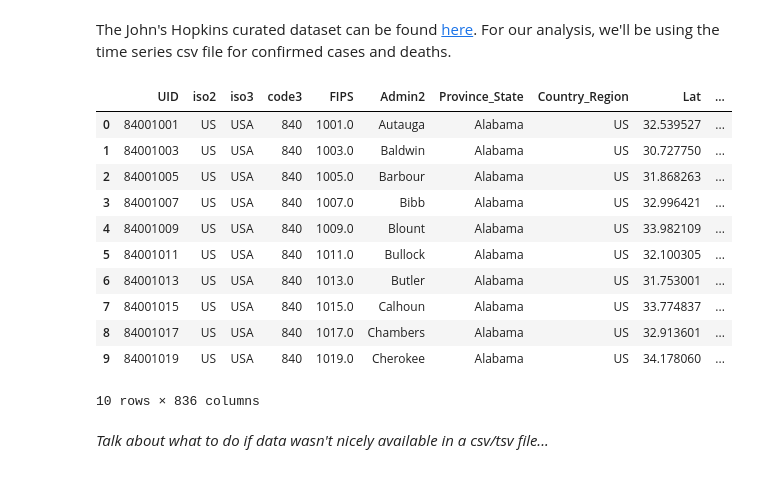
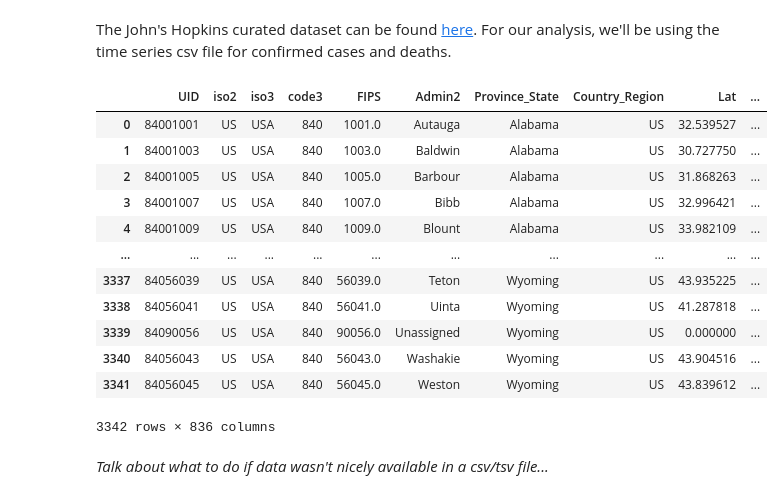
Before and after one commit to rwang0413/rwang4787.github.io, a Jupyter notebook: 320Final.ipynb, the cells around one changed output. Saved outputs shown, nothing was run; the diff lists cells and outputs as text; code cells hidden in the pictures.

```diff
--- a/320Final.ipynb
+++ b/320Final.ipynb
@@ -15,20 +15,23 @@ The John's Hopkins curated dataset can be found [here](https://github.com/CSSEGI
 # %%
 confirmed_US = pd.read_csv("datasets/time_series_covid19_confirmed_US.csv")
 deaths_US = pd.read_csv("datasets/time_series_covid19_deaths_US.csv")
 
-confirmed_US.head(10)
+
+
+confirmed_US
 # %% [output]
 |  | UID | iso2 | iso3 | code3 | FIPS | Admin2 | Province_State | Country_Region | Lat | ... |
 | 0 | 84001001 | US | USA | 840 | 1001.0 | Autauga | Alabama | US | 32.539527 | ... |
 | 1 | 84001003 | US | USA | 840 | 1003.0 | Baldwin | Alabama | US | 30.727750 | ... |
 | 2 | 84001005 | US | USA | 840 | 1005.0 | Barbour | Alabama | US | 31.868263 | ... |
 | 3 | 84001007 | US | USA | 840 | 1007.0 | Bibb | Alabama | US | 32.996421 | ... |
 | 4 | 84001009 | US | USA | 840 | 1009.0 | Blount | Alabama | US | 33.982109 | ... |
-| 5 | 84001011 | US | USA | 840 | 1011.0 | Bullock | Alabama | US | 32.100305 | ... |
-| 6 | 84001013 | US | USA | 840 | 1013.0 | Butler | Alabama | US | 31.753001 | ... |
-| 7 | 84001015 | US | USA | 840 | 1015.0 | Calhoun | Alabama | US | 33.774837 | ... |
-| 8 | 84001017 | US | USA | 840 | 1017.0 | Chambers | Alabama | US | 32.913601 | ... |
-| 9 | 84001019 | US | USA | 840 | 1019.0 | Cherokee | Alabama | US | 34.178060 | ... |
+| ... | ... | ... | ... | ... | ... | ... | ... | ... | ... | ... |
+| 3337 | 84056039 | US | USA | 840 | 56039.0 | Teton | Wyoming | US | 43.935225 | ... |
+| 3338 | 84056041 | US | USA | 840 | 56041.0 | Uinta | Wyoming | US | 41.287818 | ... |
+| 3339 | 84090056 | US | USA | 840 | 90056.0 | Unassigned | Wyoming | US | 0.000000 | ... |
+| 3340 | 84056043 | US | USA | 840 | 56043.0 | Washakie | Wyoming | US | 43.904516 | ... |
+| 3341 | 84056045 | US | USA | 840 | 56045.0 | Weston | Wyoming | US | 43.839612 | ... |
-10 rows × 836 columns
+3342 rows × 836 columns
 # %% [markdown]
 <em>Talk about what to do if data wasn't nicely available in a csv/tsv file...</em>
```
Also changed, not shown: parts of 10 cells of this notebook, 3 other files.
